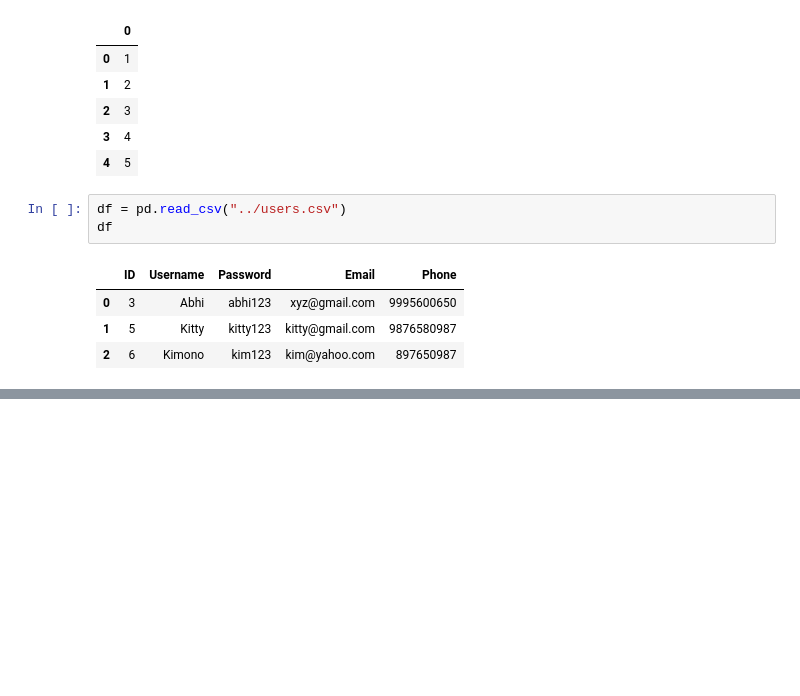
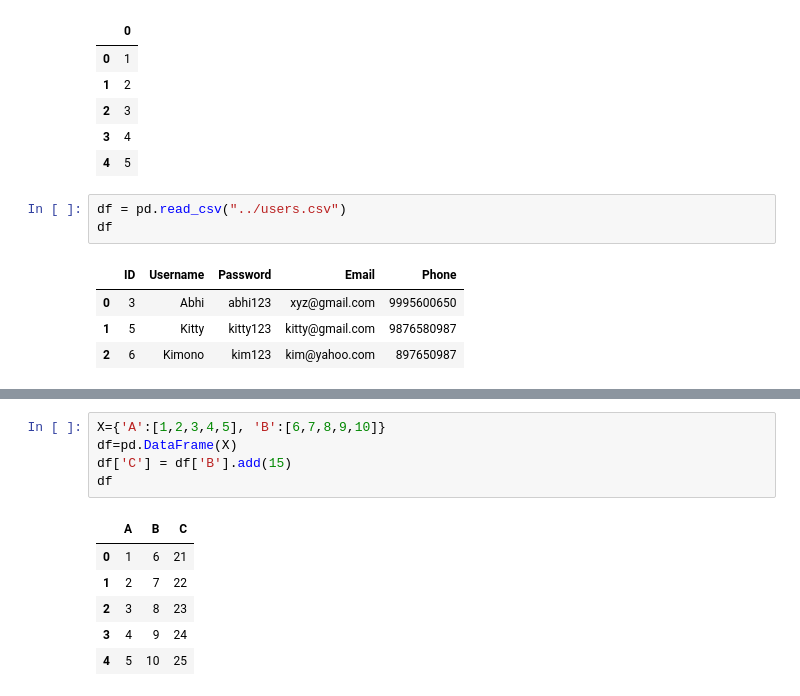
Before and after one commit to AbilashSP10/Python_Learning, a Jupyter notebook: Pandas/Pandas_Learn.ipynb, the cells around one changed output, grey strips where cells are left out. Saved outputs shown, nothing was run; the diff lists cells and outputs as text; blank space fills up the shorter version.

```diff
--- a/Pandas/Pandas_Learn.ipynb
+++ b/Pandas/Pandas_Learn.ipynb
@@ -30,0 +88,12 @@ df
+# %%
+X={'A':[1,2,3,4,5], 'B':[6,7,8,9,10]}
+df=pd.DataFrame(X)
+df['C'] = df['B'].add(15)
+df
+# %% [output]
+|  | A | B | C |
+| 0 | 1 | 6 | 21 |
+| 1 | 2 | 7 | 22 |
+| 2 | 3 | 8 | 23 |
+| 3 | 4 | 9 | 24 |
+| 4 | 5 | 10 | 25 |
```
Also changed, not shown: parts of 14 cells of this notebook, 4 other files.
